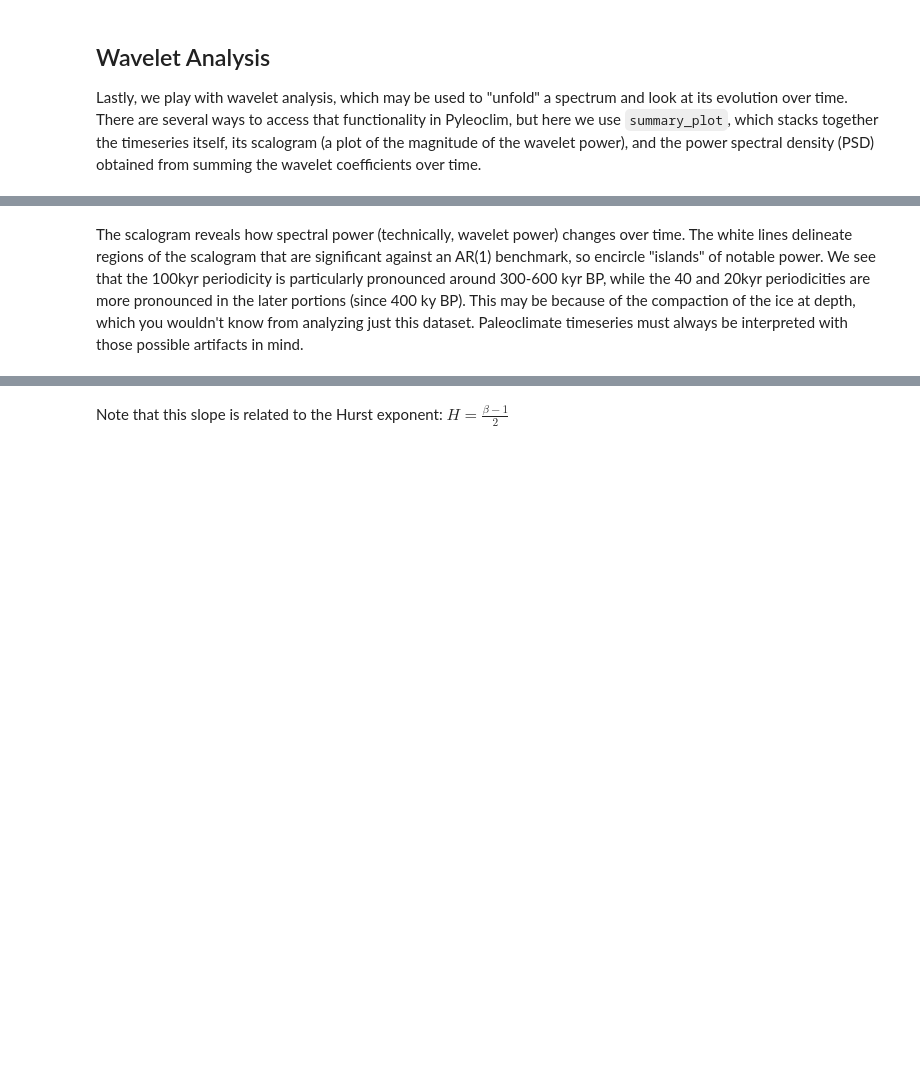
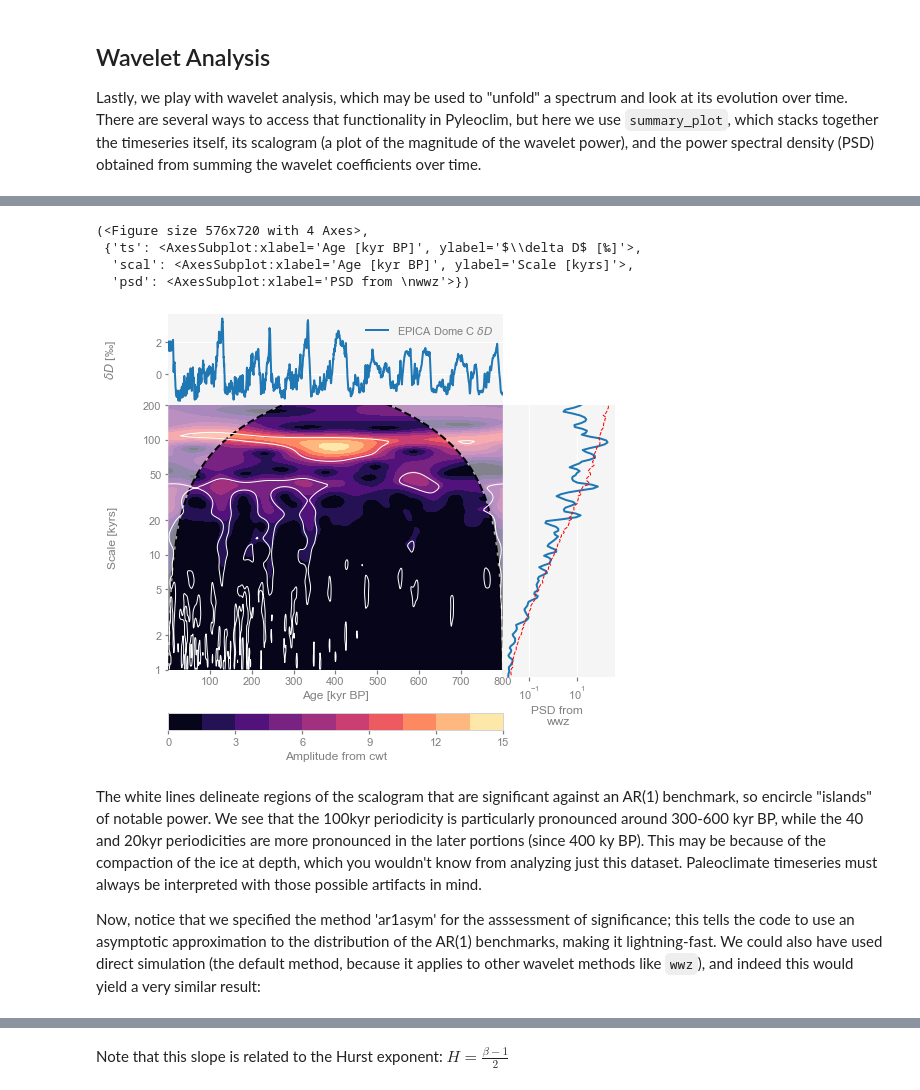
Before and after one commit to LinkedEarth/paleobooks_mathom, a Jupyter notebook: notebooks/EDC_demo.ipynb, the cells around one changed output, grey strips where cells are left out. Saved outputs shown, nothing was run; the diff lists cells and outputs as text; code cells hidden in the pictures; blank space fills up the shorter version.

```diff
--- a/notebooks/EDC_demo.ipynb
+++ b/notebooks/EDC_demo.ipynb
@@ -203,2 +214,13 @@ dD05.summary_plot(psd=psd_wwz_sig,n_signif_test=100)
+# %%
+scal_sig = scal.signif_test(method='ar1asym')
+dD05.summary_plot(psd=psd_wwz_sig,scalogram=scal_sig)
+# %% [output]
+(<Figure size 576x720 with 4 Axes>,
+ {'ts': <AxesSubplot:xlabel='Age [kyr BP]', ylabel='$\\delta D$ [‰]'>,
+  'scal': <AxesSubplot:xlabel='Age [kyr BP]', ylabel='Scale [kyrs]'>,
+  'psd': <AxesSubplot:xlabel='PSD from \nwwz'>})
+[figure, added]
 # %% [markdown]
-The scalogram reveals how spectral power (technically, wavelet power) changes over time.  The white lines delineate regions of the scalogram that are significant against an AR(1) benchmark, so encircle "islands" of notable power. We see that the 100kyr periodicity is particularly pronounced around 300-600 kyr BP, while the 40 and 20kyr periodicities are more pronounced in the later portions (since 400 ky BP). This may be because of the compaction of the ice at depth, which you wouldn't know from analyzing just this dataset. Paleoclimate timeseries must always be interpreted with those possible artifacts in mind.
+The white lines delineate regions of the scalogram that are significant against an AR(1) benchmark, so encircle "islands" of notable power. We see that the 100kyr periodicity is particularly pronounced around 300-600 kyr BP, while the 40 and 20kyr periodicities are more pronounced in the later portions (since 400 ky BP). This may be because of the compaction of the ice at depth, which you wouldn't know from analyzing just this dataset. Paleoclimate timeseries must always be interpreted with those possible artifacts in mind.
+
+Now, notice that we specified the method 'ar1asym' for the asssessment of significance; this tells the code to use an asymptotic approximation to the distribution of the AR(1) benchmarks, making it lightning-fast. We could also have used direct simulation (the default method, because it applies to other wavelet methods like `wwz`), and indeed this would yield a very similar result:
```
Also changed, not shown: parts of 28 cells of this notebook, 1 other file.
